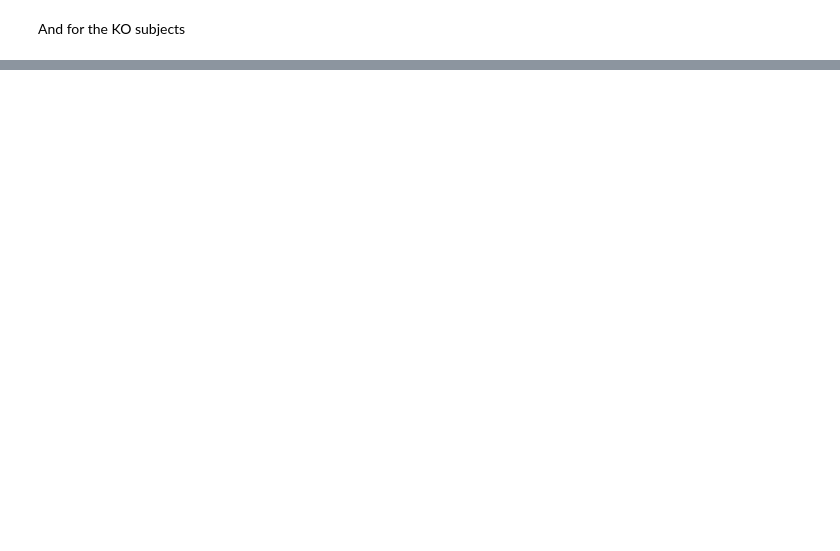
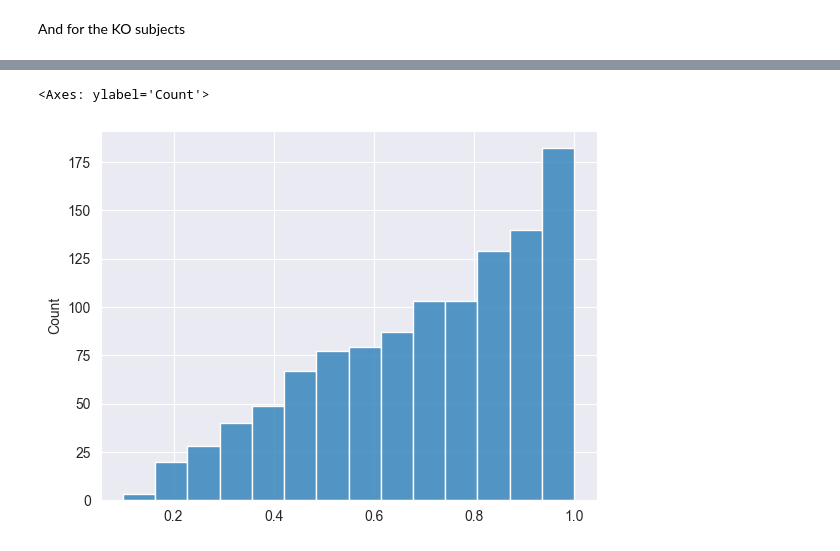
Before and after one commit to olledejong/rp2, a Jupyter notebook: resting_state/plotting/connectivity_analysis.ipynb, the cells around one changed output, grey strips where cells are left out. Cells and saved outputs as stored; diff of their text form; code cells hidden in the pictures; blank space fills up the shorter version.

```diff
--- a/resting_state/plotting/connectivity_analysis.ipynb
+++ b/resting_state/plotting/connectivity_analysis.ipynb
@@ -315,0 +320,2 @@ See the caveats in the documentation: https://pandas.pydata.org/pandas-docs/stab
+# %%
+epochs_79593_good = mne.read_epochs("/Users/olledejong/Documents/MSc_Biology/ResearchProject2/rp2_data/resting_state/output/epochs/filtered_epochs_resting_state_79593-epo.fif", preload=True)
@@ -315,0 +330,8 @@ See the caveats in the documentation: https://pandas.pydata.org/pandas-docs/stab
+# %%
+freqs = np.arange(1, 4, .5)  # Example frequency range from 7 to 30 Hz with a step of 2 Hz
+
+con = spectral_connectivity_time(
+    epochs_79593_good.get_data(picks=["OFC_R", "OFC_L"]), freqs, method="wpli", mode='multitaper', sfreq=epochs_79593_good.info['sfreq'],
+    fmin=0, fmax=100, faverage=True, verbose=False, n_cycles=freqs, n_jobs=-1
+)
+dat_79593_good = con.get_data(output='dense')
@@ -315,0 +347,5 @@ See the caveats in the documentation: https://pandas.pydata.org/pandas-docs/stab
+# %%
+sns.histplot(dat_79593_good[:, 1, 0, 0])
+# %% [output]
+<Axes: ylabel='Count'>
+[figure, added]
```
Also changed, not shown: parts of 39 cells of this notebook.
